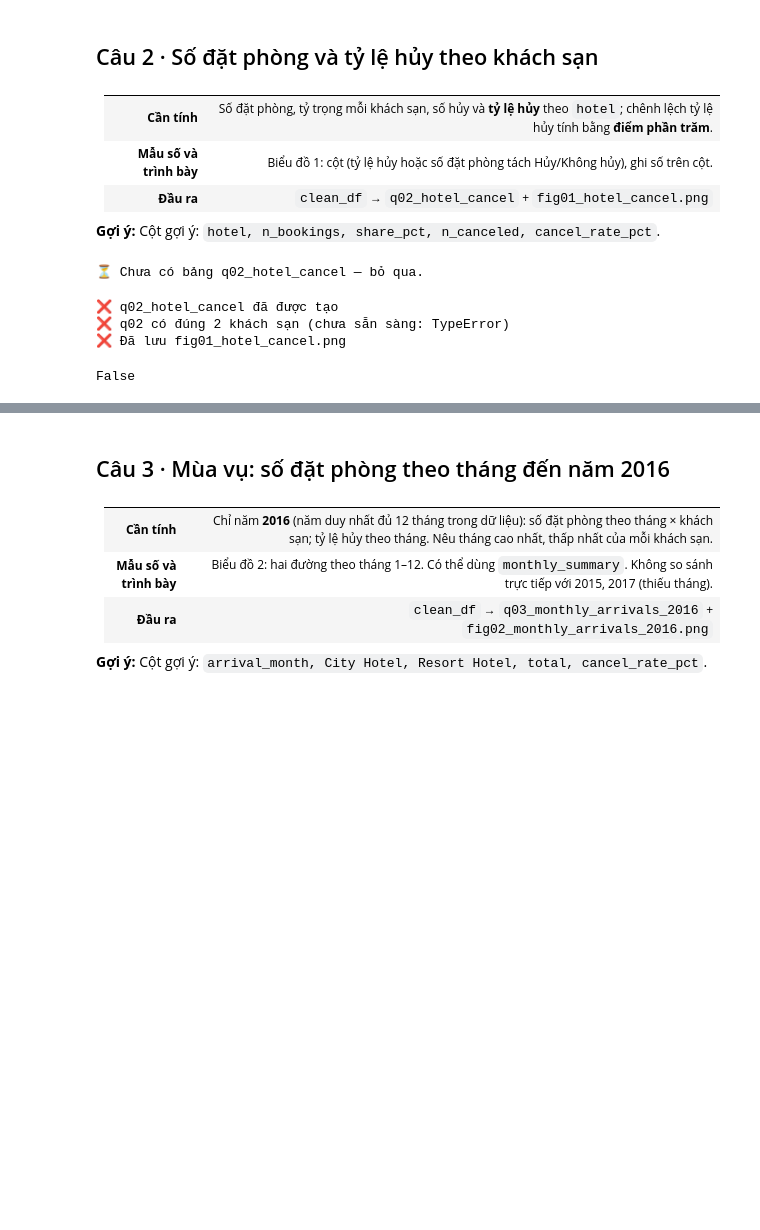
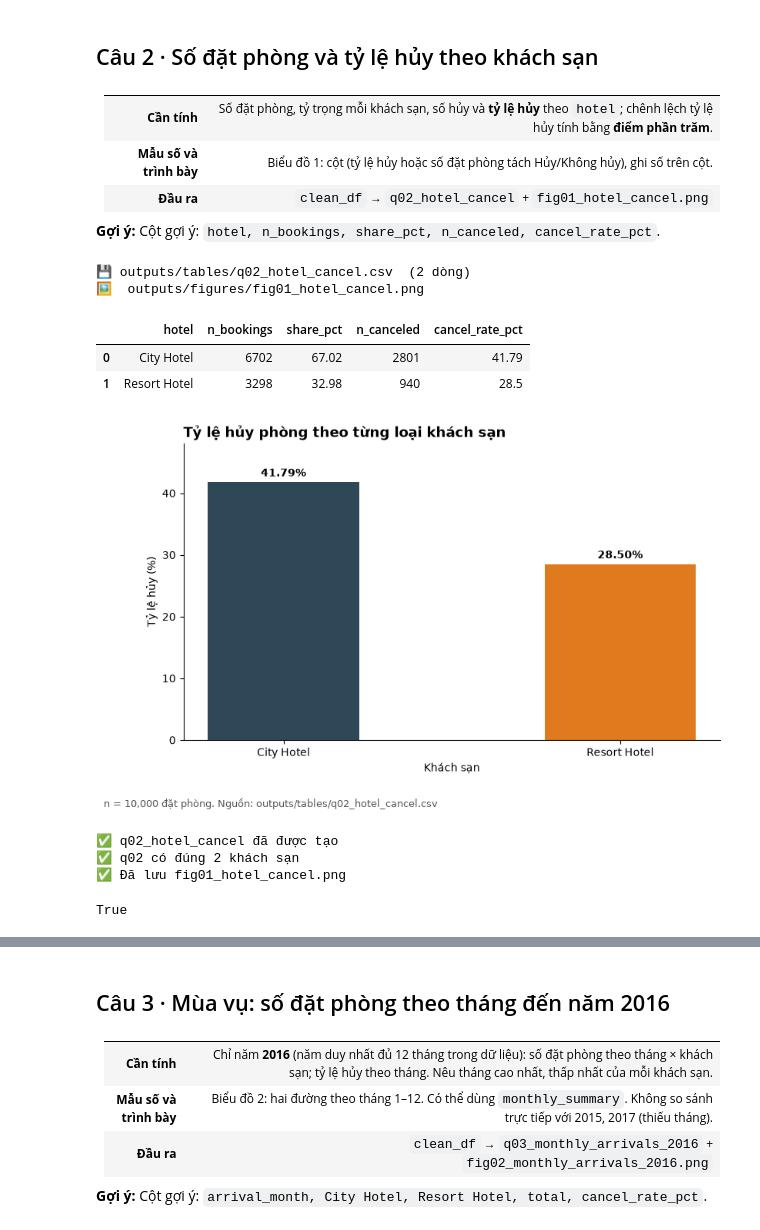
Before and after one commit to hanhathuy/hotel-booking-analysis, a Jupyter notebook: hotel_student_starter.ipynb, the cells around one changed output, grey strips where cells are left out. Saved outputs shown, nothing was run; the diff lists cells and outputs as text; code cells hidden in the pictures; blank space fills up the shorter version.

Commit message:
Finished code part D and generated outputs

```diff
--- a/hotel_student_starter.ipynb
+++ b/hotel_student_starter.ipynb
@@ -2262,27 +2308,69 @@ False
 
 **Gợi ý:** Cột gợi ý: `hotel, n_bookings, share_pct, n_canceled, cancel_rate_pct`.
 # %%
-q02 = None   # TODO: bảng q02_hotel_cancel
+# tạo bảng
+q02 = (
+    clean_df.groupby('hotel')
+    .agg(
+        n_bookings=('booking_id', 'count'),
+        share_pct=('booking_id', lambda x: round(len(x) / len(clean_df) * 100, 2)),
+        n_canceled=('is_canceled', lambda x: (x == 1).sum()),
+        cancel_rate_pct=('is_canceled', lambda x: round((x == 1).sum() / len(x) * 100, 2))
+    ).reset_index()
+)
+
 
 save_table(q02, 'q02_hotel_cancel')
 
-# TODO: vẽ biểu đồ — mẫu:
-# fig, ax = plt.subplots(figsize=FIGSIZE)
-# ...
-# finish_chart(ax, 'Tiêu đề nói rõ đại lượng, nhóm, giai đoạn', 'Trục x (đơn vị)', 'Trục y (đơn vị)',
-#              note='n = … đặt phòng; loại … vì …. Nguồn: outputs/tables/q02_hotel_cancel.csv')
-# save_fig(fig, 'fig01_hotel_cancel')
-# plt.show()
+# Vẽ biểu đồ
+fig, ax = plt.subplots(figsize=FIGSIZE)
+
+
+bars = ax.bar(q02['hotel'], q02['cancel_rate_pct'], color=['#2F4858', '#E07A1F'], width=0.45)
+
+# 3. Ghi số liệu % trực tiếp trên đỉnh mỗi cột
+for bar in bars:
+    height = bar.get_height()
+    ax.annotate(
+        f'{height:.2f}%',
+        xy=(bar.get_x() + bar.get_width() / 2, height),
+        xytext=(0, 3),  # Đẩy chữ lên trên đỉnh cột 3pt
+        textcoords="offset points",
+        ha='center',
+        va='bottom',
+        fontsize=10,
+        fontweight='bold'
+    )
+
+ax.set_ylim(0, max(q02['cancel_rate_pct']) * 1.15)
+
+total_bookings = len(clean_df)
+finish_chart(
+    ax,
+    title='Tỷ lệ hủy phòng theo từng loại khách sạn',
+    xlabel='Khách sạn',
+    ylabel='Tỷ lệ hủy (%)',
+    note=f'n = {total_bookings:,} đặt phòng. Nguồn: outputs/tables/q02_hotel_cancel.csv'
+)
+
+save_fig(fig, 'fig01_hotel_cancel')
+display(q02)
+plt.show()
 # %% [output]
-⏳ Chưa có bảng q02_hotel_cancel — bỏ qua.
+💾 outputs/tables/q02_hotel_cancel.csv  (2 dòng)
+🖼️  outputs/figures/fig01_hotel_cancel.png
+|  | hotel | n_bookings | share_pct | n_canceled | cancel_rate_pct |
+| 0 | City Hotel | 6702 | 67.02 | 2801 | 41.79 |
+| 1 | Resort Hotel | 3298 | 32.98 | 940 | 28.5 |
+[figure, added]
 # %%
 check('q02_hotel_cancel đã được tạo', lambda: q02 is not None and len(q02) > 0)
 check('q02 có đúng 2 khách sạn', lambda: len(q02) == 2)
 check('Đã lưu fig01_hotel_cancel.png', lambda: (OUTPUT_DIR / 'figures' / 'fig01_hotel_cancel.png').exists())
 # %% [output]
-❌ q02_hotel_cancel đã được tạo
-❌ q02 có đúng 2 khách sạn (chưa sẵn sàng: TypeError)
-❌ Đã lưu fig01_hotel_cancel.png
+✅ q02_hotel_cancel đã được tạo
+✅ q02 có đúng 2 khách sạn
+✅ Đã lưu fig01_hotel_cancel.png
-False
+True
 # %% [markdown]
 > **✍️ Nhận xét Câu 2** *(3 đến 6 câu — viết bằng số liệu thật của nhóm)*
```
Also changed, not shown: parts of 30 cells of this notebook, 27 other files.
